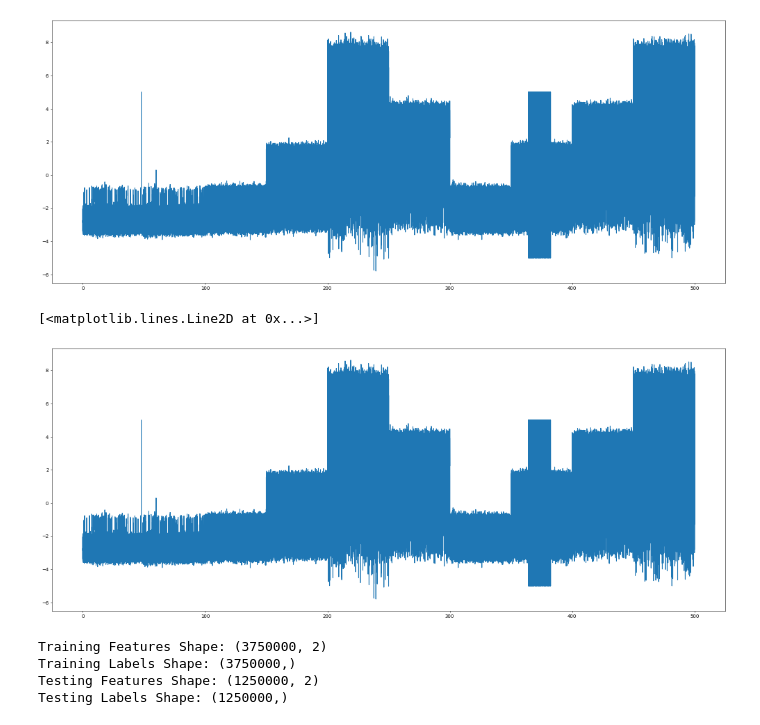
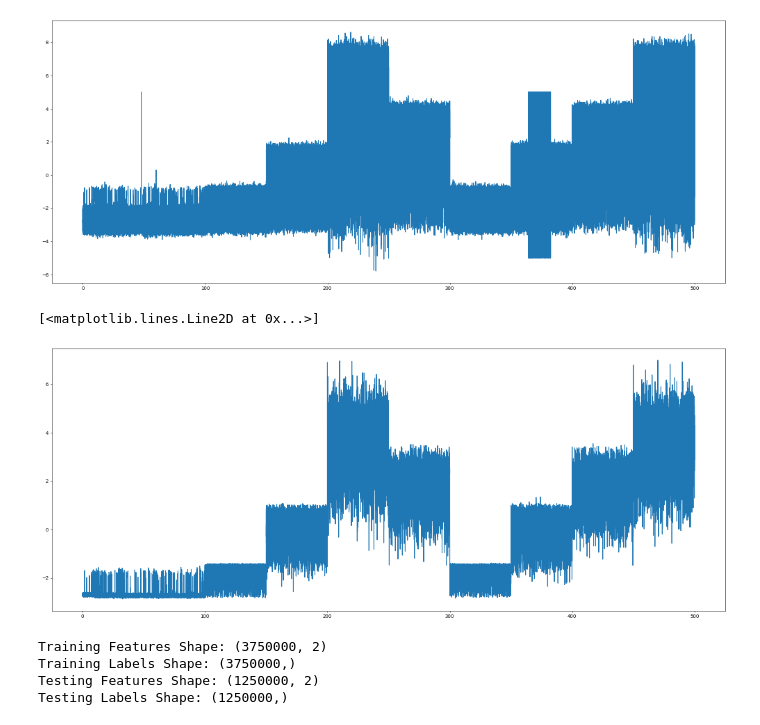
Before and after one commit to nitro41992/cs636, a Jupyter notebook: fp_python/final_project_kuchiman.ipynb, the cells around one changed output. Saved outputs shown, nothing was run; the diff lists cells and outputs as text; code cells hidden in the pictures.

Commit message:
Task: added rolling mean to final

```diff
--- a/fp_python/final_project_kuchiman.ipynb
+++ b/fp_python/final_project_kuchiman.ipynb
@@ -15,10 +15,13 @@ from lightgbm import LGBMClassifier
 # %%
 batch_size = 500000
 split = 0.7
+rolling_window = 100
 # %%
 data = pd.read_csv('train_clean.csv')
+# %%
+data['r_mean'] = data['signal'].rolling(rolling_window).mean()
 # %%
-data['batch'] = np.ceil((data['time'] * 10000) / batch_size)
+# data['batch'] = np.ceil((data['time'] * 10000) / batch_size)
 # %%
 fig = plt.figure(figsize = (25, 10), dpi = 50, facecolor ='w', edgecolor ='k')
 plt.plot(data['time'], data['signal'])
@@ -27,10 +30,10 @@ plt.plot(data['time'], data['signal'])
 [figure]
 # %%
 fig = plt.figure(figsize = (25, 10), dpi = 50, facecolor ='w', edgecolor ='k')
-plt.plot(data['time'], data['signal'])
+plt.plot(data['time'], data['r_mean'])
 # %% [output]
 [<matplotlib.lines.Line2D at 0x...>]
-[figure, old version]
+[figure, new version]
 # %%
 labels = np.array(data['open_channels'])
 
```
Also changed, not shown: parts of 6 cells of this notebook, 1 other file.
